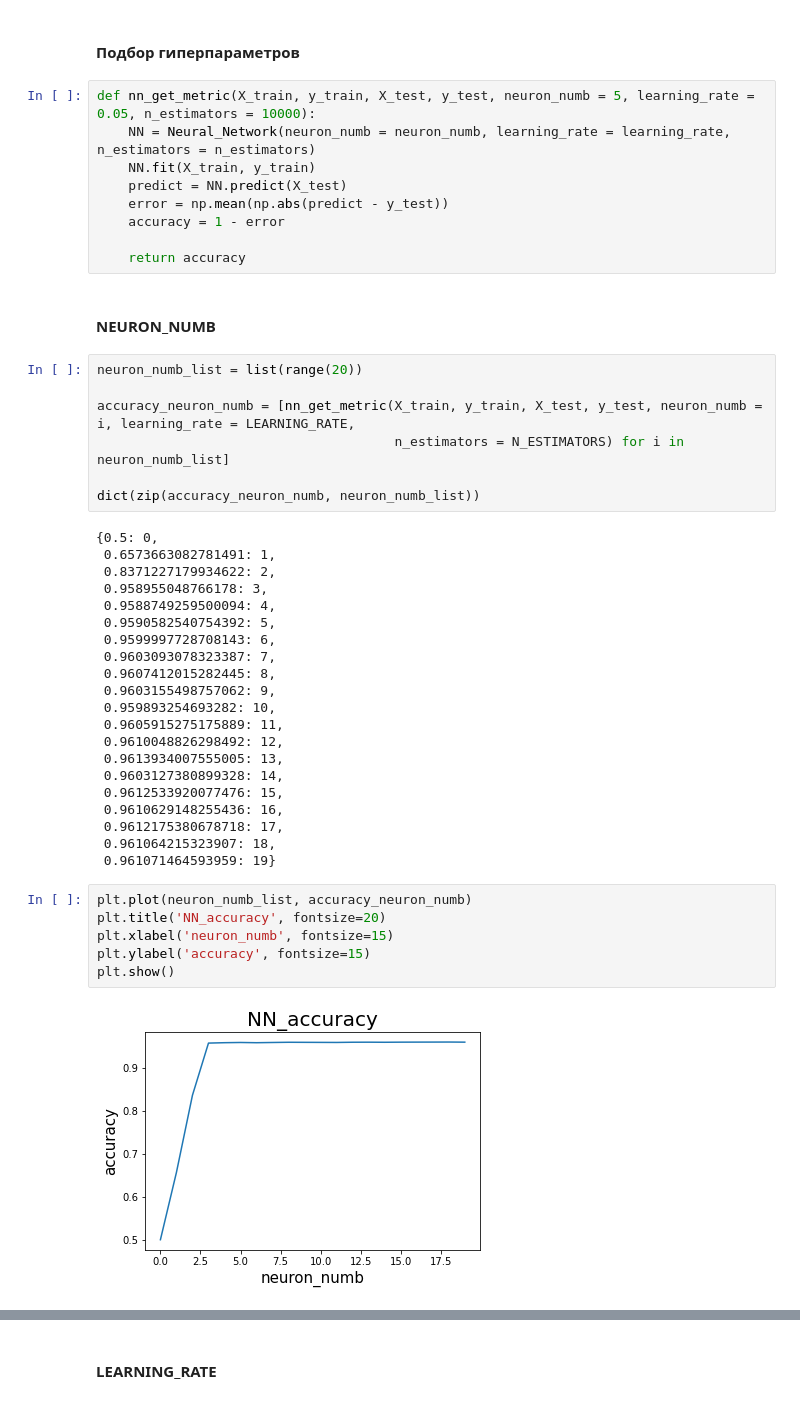
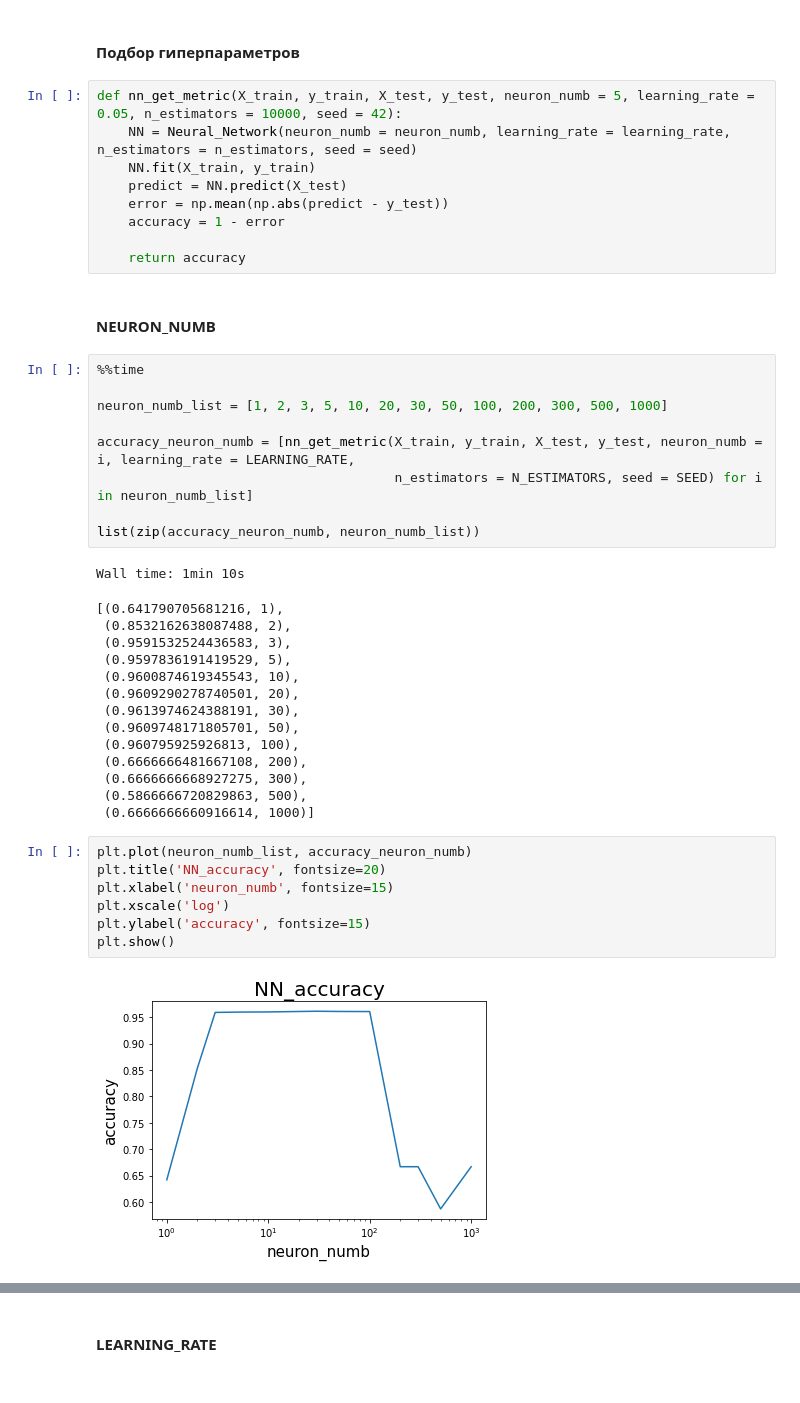
Before and after one commit to FKz11/Neural_Network, a Jupyter notebook: lesson-1.ipynb, the cells around one changed output, grey strips where cells are left out. Saved outputs shown, nothing was run; the diff lists cells and outputs as text.

```diff
--- a/lesson-1.ipynb
+++ b/lesson-1.ipynb
@@ -187,8 +180,8 @@ accuracy
 # %% [markdown]
 #### Подбор гиперпараметров
 # %%
-def nn_get_metric(X_train, y_train, X_test, y_test, neuron_numb = 5, learning_rate = 0.05, n_estimators = 10000):
-    NN = Neural_Network(neuron_numb = neuron_numb, learning_rate = learning_rate, n_estimators = n_estimators)
+def nn_get_metric(X_train, y_train, X_test, y_test, neuron_numb = 5, learning_rate = 0.05, n_estimators = 10000, seed = 42):
+    NN = Neural_Network(neuron_numb = neuron_numb, learning_rate = learning_rate, n_estimators = n_estimators, seed = seed)
     NN.fit(X_train, y_train)
     predict = NN.predict(X_test)
     error = np.mean(np.abs(predict - y_test))
@@ -198,38 +191,35 @@ def nn_get_metric(X_train, y_train, X_test, y_test, neuron_numb = 5, learning_ra
 # %% [markdown]
 #### NEURON_NUMB
 # %%
-neuron_numb_list = list(range(20))
+%%time
+
+neuron_numb_list = [1, 2, 3, 5, 10, 20, 30, 50, 100, 200, 300, 500, 1000]
 
 accuracy_neuron_numb = [nn_get_metric(X_train, y_train, X_test, y_test, neuron_numb = i, learning_rate = LEARNING_RATE,
-                                      n_estimators = N_ESTIMATORS) for i in neuron_numb_list]
+                                      n_estimators = N_ESTIMATORS, seed = SEED) for i in neuron_numb_list]
 
-dict(zip(accuracy_neuron_numb, neuron_numb_list))
+list(zip(accuracy_neuron_numb, neuron_numb_list))
 # %% [output]
-{0.5: 0,
- 0.6573663082781491: 1,
- 0.8371227179934622: 2,
- 0.958955048766178: 3,
- 0.9588749259500094: 4,
- 0.9590582540754392: 5,
- 0.9599997728708143: 6,
- 0.9603093078323387: 7,
- 0.9607412015282445: 8,
- 0.9603155498757062: 9,
- 0.959893254693282: 10,
- 0.9605915275175889: 11,
- 0.9610048826298492: 12,
- 0.9613934007555005: 13,
- 0.9603127380899328: 14,
- 0.9612533920077476: 15,
- 0.9610629148255436: 16,
- 0.9612175380678718: 17,
- 0.961064215323907: 18,
- 0.961071464593959: 19}
+Wall time: 1min 10s
+[(0.641790705681216, 1),
+ (0.8532162638087488, 2),
+ (0.9591532524436583, 3),
+ (0.9597836191419529, 5),
+ (0.9600874619345543, 10),
+ (0.9609290278740501, 20),
+ (0.9613974624388191, 30),
+ (0.9609748171805701, 50),
+ (0.960795925926813, 100),
+ (0.6666666481667108, 200),
+ (0.6666666668927275, 300),
+ (0.5866666720829863, 500),
+ (0.6666666660916614, 1000)]
 # %%
 plt.plot(neuron_numb_list, accuracy_neuron_numb)
 plt.title('NN_accuracy', fontsize=20)
 plt.xlabel('neuron_numb', fontsize=15)
+plt.xscale('log')
 plt.ylabel('accuracy', fontsize=15)
 plt.show()
 # %% [output]
-[figure, old version]
+[figure, new version]
```
Also changed, not shown: parts of 41 cells of this notebook.
